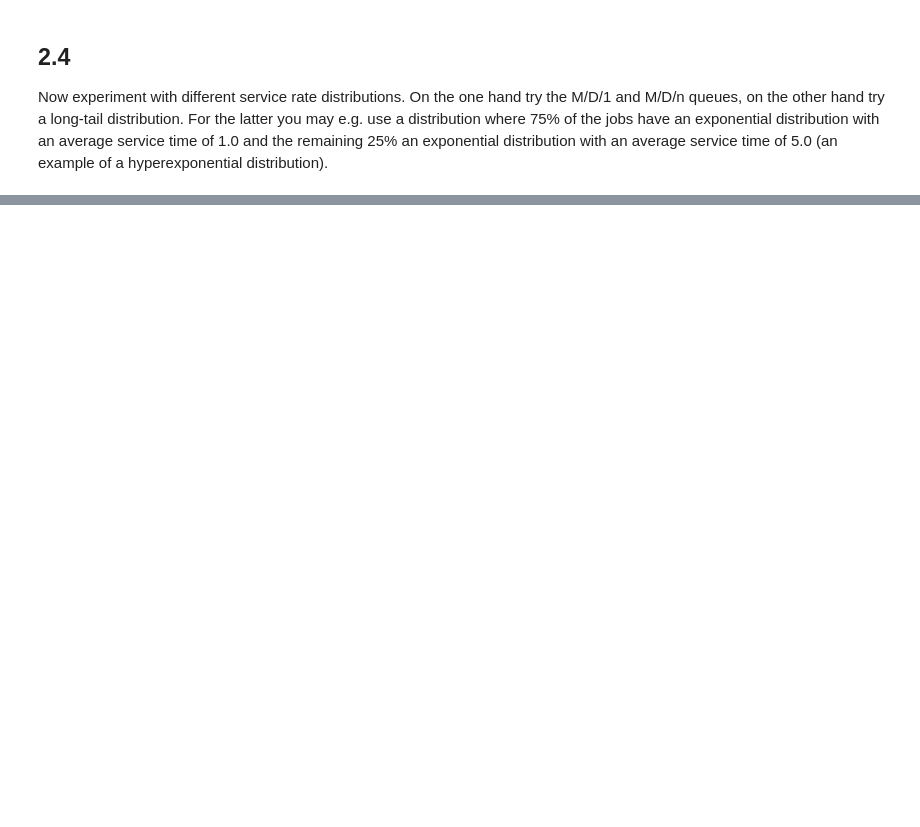
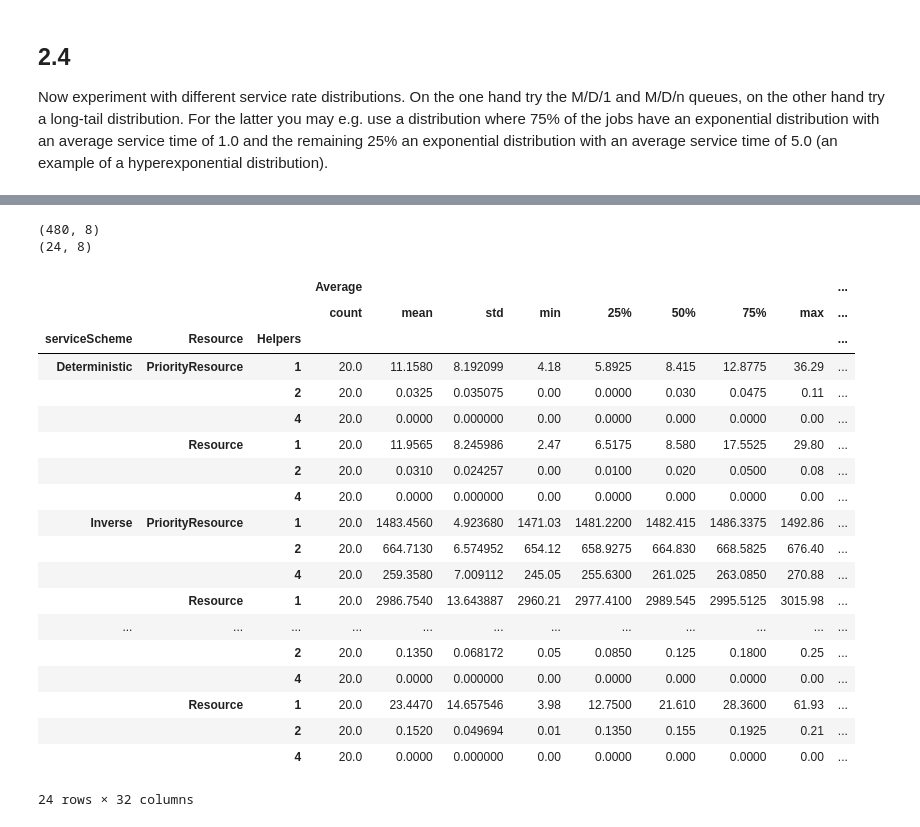
Before and after one commit to popoiopo/StochasticSim, a Jupyter notebook: Bas/opdr2/stochSimDES.ipynb, the cells around one changed output, grey strips where cells are left out. Drawn from its saved outputs; the diff is of its cells as text; code cells hidden in the pictures; blank space fills up the shorter version.

```diff
--- a/Bas/opdr2/stochSimDES.ipynb
+++ b/Bas/opdr2/stochSimDES.ipynb
@@ -323,0 +342,30 @@ NameError: name 'customerSchemes' is not defined
+# %%
+print(resourceStatsRun.shape)
+print(customerAll.shape)
+# %% [output]
+(480, 8)
+(24, 8)
+# %%
+grp = resourceStatsRun.groupby(["serviceScheme", "Resource", "Helpers"])
+grp.describe()
+# %% [output]
+|  |  |  | Average |  |  |  |  |  |  |  | ... |
+|  |  |  | count | mean | std | min | 25% | 50% | 75% | max | ... |
+| serviceScheme | Resource | Helpers |  |  |  |  |  |  |  |  | ... |
+| Deterministic | PriorityResource | 1 | 20.0 | 11.1580 | 8.192099 | 4.18 | 5.8925 | 8.415 | 12.8775 | 36.29 | ... |
+|  |  | 2 | 20.0 | 0.0325 | 0.035075 | 0.00 | 0.0000 | 0.030 | 0.0475 | 0.11 | ... |
+|  |  | 4 | 20.0 | 0.0000 | 0.000000 | 0.00 | 0.0000 | 0.000 | 0.0000 | 0.00 | ... |
+|  | Resource | 1 | 20.0 | 11.9565 | 8.245986 | 2.47 | 6.5175 | 8.580 | 17.5525 | 29.80 | ... |
+|  |  | 2 | 20.0 | 0.0310 | 0.024257 | 0.00 | 0.0100 | 0.020 | 0.0500 | 0.08 | ... |
+|  |  | 4 | 20.0 | 0.0000 | 0.000000 | 0.00 | 0.0000 | 0.000 | 0.0000 | 0.00 | ... |
+| Inverse | PriorityResource | 1 | 20.0 | 1483.4560 | 4.923680 | 1471.03 | 1481.2200 | 1482.415 | 1486.3375 | 1492.86 | ... |
+|  |  | 2 | 20.0 | 664.7130 | 6.574952 | 654.12 | 658.9275 | 664.830 | 668.5825 | 676.40 | ... |
+|  |  | 4 | 20.0 | 259.3580 | 7.009112 | 245.05 | 255.6300 | 261.025 | 263.0850 | 270.88 | ... |
+|  | Resource | 1 | 20.0 | 2986.7540 | 13.643887 | 2960.21 | 2977.4100 | 2989.545 | 2995.5125 | 3015.98 | ... |
+| ... | ... | ... | ... | ... | ... | ... | ... | ... | ... | ... | ... |
+|  |  | 2 | 20.0 | 0.1350 | 0.068172 | 0.05 | 0.0850 | 0.125 | 0.1800 | 0.25 | ... |
+|  |  | 4 | 20.0 | 0.0000 | 0.000000 | 0.00 | 0.0000 | 0.000 | 0.0000 | 0.00 | ... |
+|  | Resource | 1 | 20.0 | 23.4470 | 14.657546 | 3.98 | 12.7500 | 21.610 | 28.3600 | 61.93 | ... |
+|  |  | 2 | 20.0 | 0.1520 | 0.049694 | 0.01 | 0.1350 | 0.155 | 0.1925 | 0.21 | ... |
+|  |  | 4 | 20.0 | 0.0000 | 0.000000 | 0.00 | 0.0000 | 0.000 | 0.0000 | 0.00 | ... |
+24 rows × 32 columns
```
Also changed, not shown: parts of 5 cells of this notebook.
